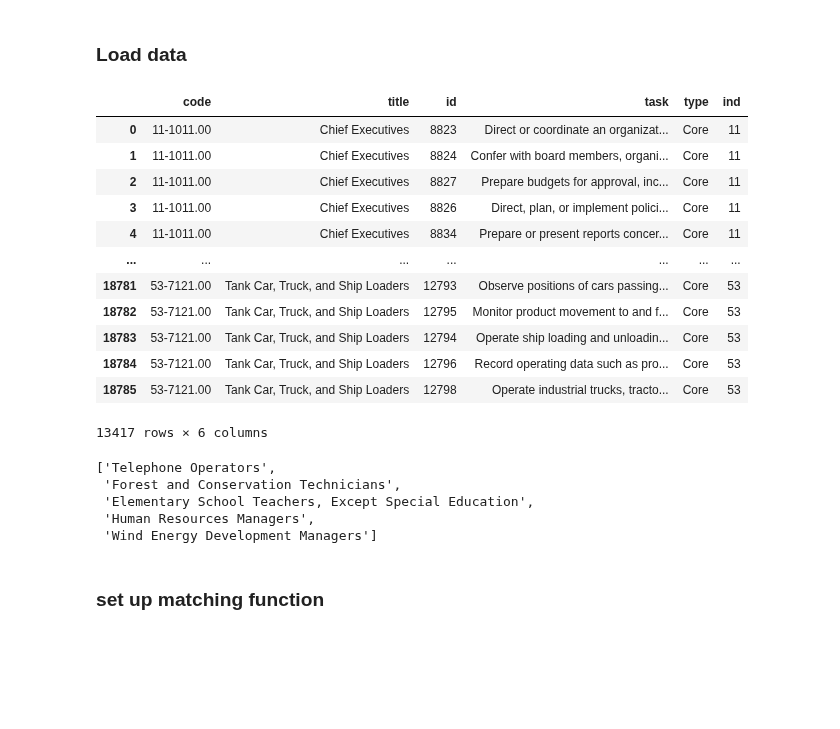
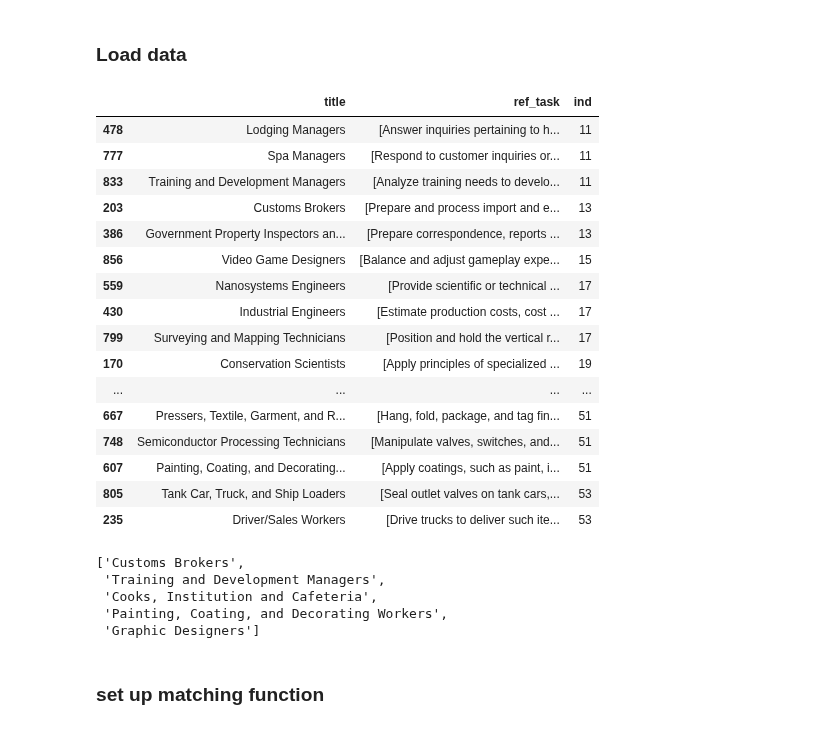
Before and after one commit to Segtanof/Teapot, a Jupyter notebook: task_match.ipynb, the cells around one changed output. Drawn from its saved outputs; the diff is of its cells as text; code cells hidden in the pictures; blank space fills up the shorter version.

```diff
--- a/task_match.ipynb
+++ b/task_match.ipynb
@@ -26,37 +26,41 @@ import seaborn as sns
 # %%
 job_statements = pd.read_excel("datasets/task_statements.xlsx")
 job_statements.columns = job_statements.columns.str.lower()
-job_statements = job_statements.drop(labels=["incumbents responding","date","domain source"], axis=1).rename(columns={"o*net-soc code":"code", "task type":"type", "task id": "id"})
+job_statements = job_statements.drop(labels=["incumbents responding","date","domain source"], axis=1).rename(columns={"o*net-soc code":"code", "task type":"type", "task id": "id", "task":"ref_task"})
 job_statements = job_statements[~job_statements["type"].str.contains("Supplemental", case=False, na=True)]
 job_statements["ind"] = job_statements["code"].str[:2]
-job_statements
+job_statements = job_statements.groupby("title").agg({"ref_task":list, "ind": "first"}).reset_index().sort_values("ind")
+sampled_occupation = job_statements.groupby('ind', group_keys=False).sample(frac=0.05, random_state=1) #43 samples
+sampled_occupation
 # %% [output]
-|  | code | title | id | task | type | ind |
-| 0 | 11-1011.00 | Chief Executives | 8823 | Direct or coordinate an organizat... | Core | 11 |
-| 1 | 11-1011.00 | Chief Executives | 8824 | Confer with board members, organi... | Core | 11 |
-| 2 | 11-1011.00 | Chief Executives | 8827 | Prepare budgets for approval, inc... | Core | 11 |
-| 3 | 11-1011.00 | Chief Executives | 8826 | Direct, plan, or implement polici... | Core | 11 |
-| 4 | 11-1011.00 | Chief Executives | 8834 | Prepare or present reports concer... | Core | 11 |
-| ... | ... | ... | ... | ... | ... | ... |
-| 18781 | 53-7121.00 | Tank Car, Truck, and Ship Loaders | 12793 | Observe positions of cars passing... | Core | 53 |
-| 18782 | 53-7121.00 | Tank Car, Truck, and Ship Loaders | 12795 | Monitor product movement to and f... | Core | 53 |
-| 18783 | 53-7121.00 | Tank Car, Truck, and Ship Loaders | 12794 | Operate ship loading and unloadin... | Core | 53 |
-| 18784 | 53-7121.00 | Tank Car, Truck, and Ship Loaders | 12796 | Record operating data such as pro... | Core | 53 |
-| 18785 | 53-7121.00 | Tank Car, Truck, and Ship Loaders | 12798 | Operate industrial trucks, tracto... | Core | 53 |
+|  | title | ref_task | ind |
+| 478 | Lodging Managers | [Answer inquiries pertaining to h... | 11 |
+| 777 | Spa Managers | [Respond to customer inquiries or... | 11 |
+| 833 | Training and Development Managers | [Analyze training needs to develo... | 11 |
+| 203 | Customs Brokers | [Prepare and process import and e... | 13 |
+| 386 | Government Property Inspectors an... | [Prepare correspondence, reports ... | 13 |
+| 856 | Video Game Designers | [Balance and adjust gameplay expe... | 15 |
+| 559 | Nanosystems Engineers | [Provide scientific or technical ... | 17 |
+| 430 | Industrial Engineers | [Estimate production costs, cost ... | 17 |
+| 799 | Surveying and Mapping Technicians | [Position and hold the vertical r... | 17 |
+| 170 | Conservation Scientists | [Apply principles of specialized ... | 19 |
+| ... | ... | ... | ... |
+| 667 | Pressers, Textile, Garment, and R... | [Hang, fold, package, and tag fin... | 51 |
+| 748 | Semiconductor Processing Technicians | [Manipulate valves, switches, and... | 51 |
+| 607 | Painting, Coating, and Decorating... | [Apply coatings, such as paint, i... | 51 |
+| 805 | Tank Car, Truck, and Ship Loaders | [Seal outlet valves on tank cars,... | 53 |
+| 235 | Driver/Sales Workers | [Drive trucks to deliver such ite... | 53 |
-13417 rows × 6 columns
-# %%
-#extract occu list from job statement list
-occupations = job_statements.drop(labels=["id", "task", "type"], axis=1)
-occupations = occupations.drop_duplicates()
-sampled_occupation = occupations.groupby('ind', group_keys=False).sample(frac=0.05, random_state=1) #43 samples
-test_sample = sampled_occupation.sample(5, random_state= 2)
-test_sample_list = [test_sample.iloc[x]["title"] for x in range(len(test_sample))]
-test_sample_list
-# %% [output]
-['Telephone Operators',
- 'Forest and Conservation Technicians',
- 'Elementary School Teachers, Except Special Education',
- 'Human Resources Managers',
- 'Wind Energy Development Managers']
+# %%
+#for trial
+trial_df = sampled_occupation.sample(5, random_state= 1)
+test_sample_list =[trial_df.iloc[x]["title"] for x in range(5)]
+
+test_sample_list
+# %% [output]
+['Customs Brokers',
+ 'Training and Development Managers',
+ 'Cooks, Institution and Cafeteria',
+ 'Painting, Coating, and Decorating Workers',
+ 'Graphic Designers']
 # %% [markdown]
 ### set up matching function
```
Also changed, not shown: parts of 27 cells of this notebook.
